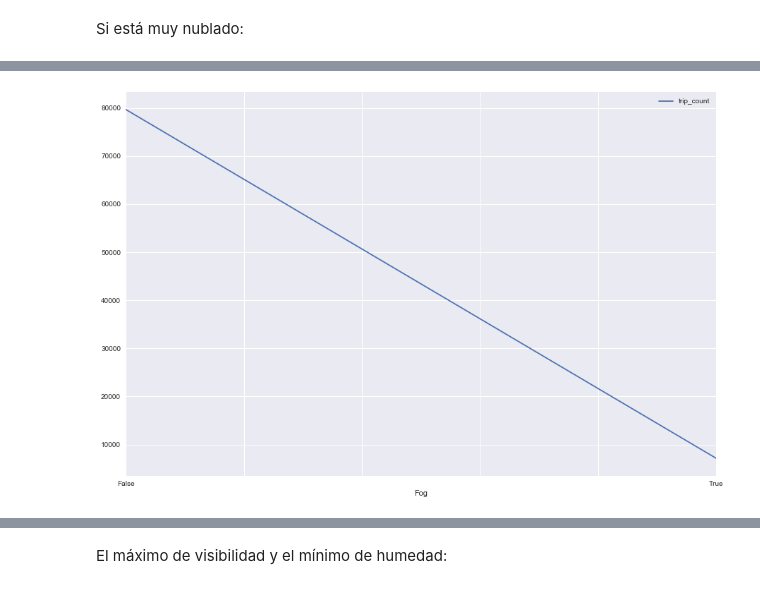
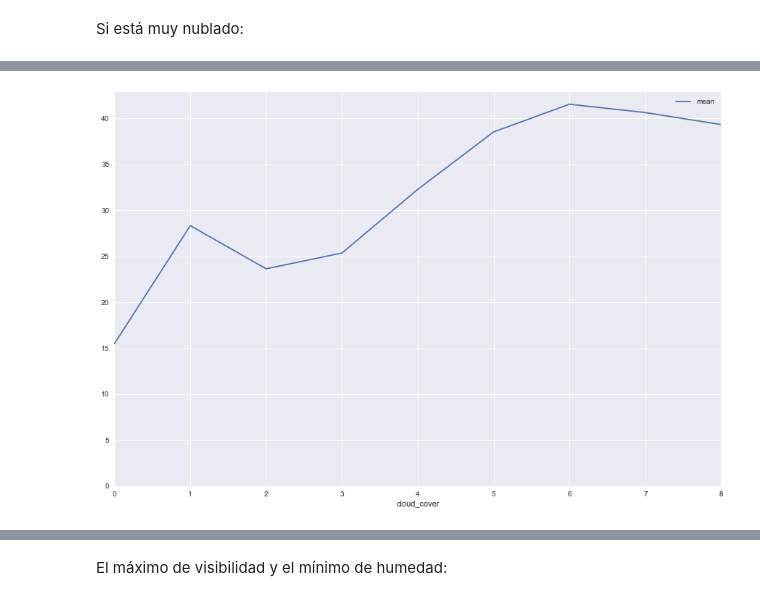
Before and after one commit to Azowyl/TP-Datos, a Jupyter notebook: clima_vs_cant_y_durac_viajes.ipynb, the cells around one changed output, grey strips where cells are left out. Drawn from its saved outputs; the diff is of its cells as text; code cells hidden in the pictures.

```diff
--- a/clima_vs_cant_y_durac_viajes.ipynb
+++ b/clima_vs_cant_y_durac_viajes.ipynb
@@ -164,4 +175,4 @@ Si hay niebla:
-# %%
-line_graph(trips_and_weather, 'Fog', 'trip_count')  # TODO: use a more suitable graph
-# %% [output]
-[figure, removed]
+# %%
+trips_and_weather.groupby(['cloud_cover']).agg(['mean']).reset_index().plot('cloud_cover','trip_count').set_ylim(0);
+# %% [output]
+[figure, added]
```
Also changed, not shown: parts of 25 cells of this notebook.
